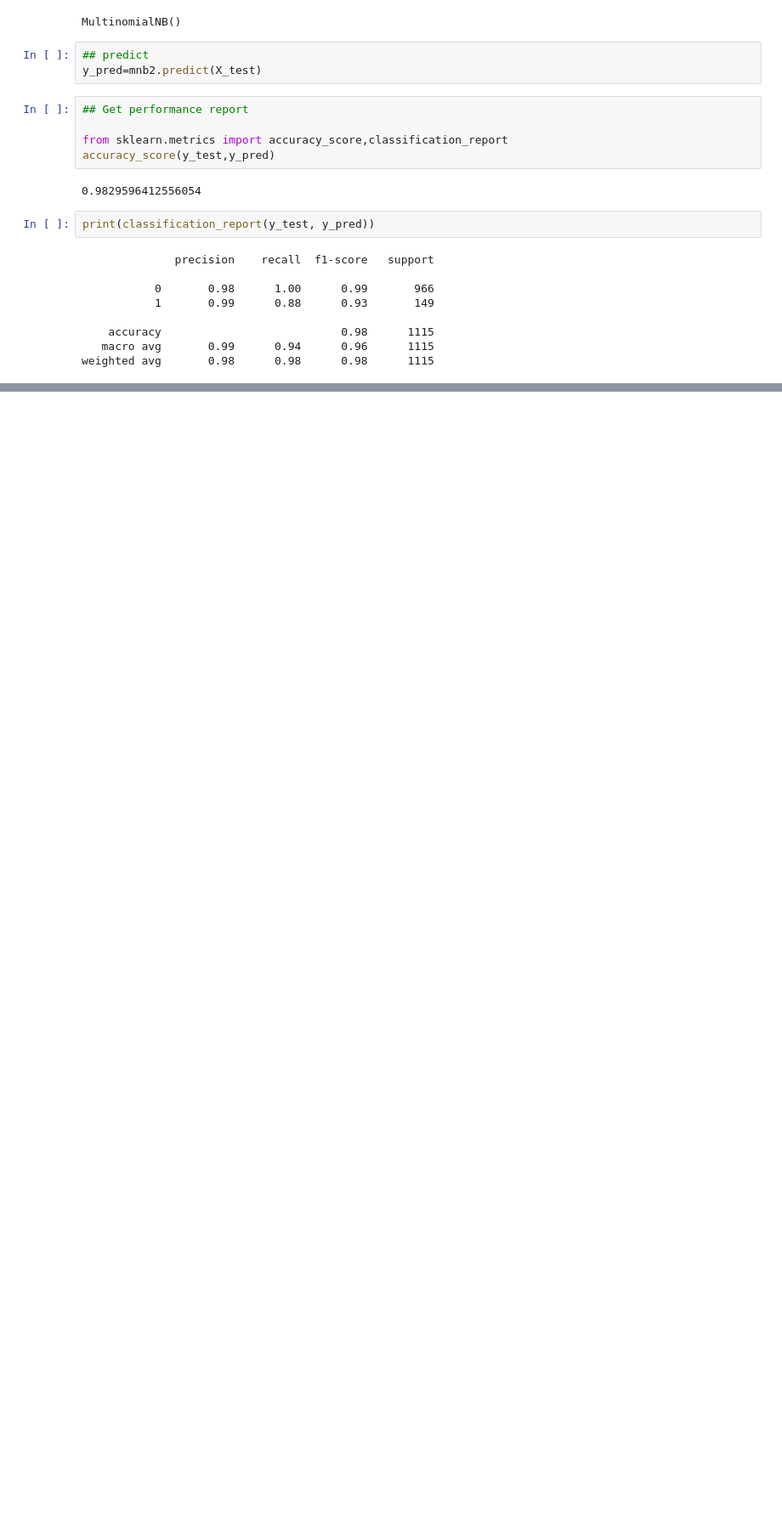
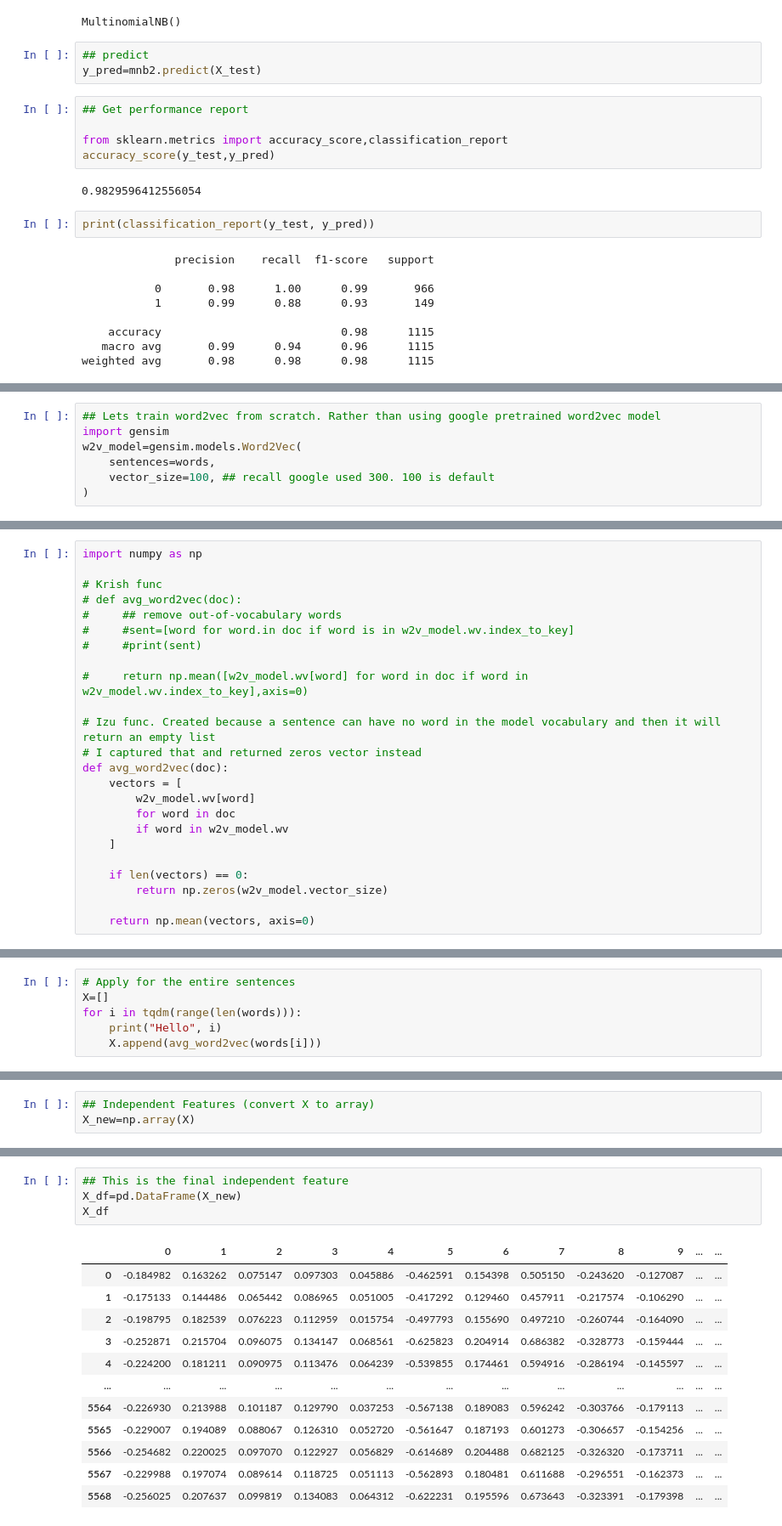
Before and after one commit to Udeani4/python_NaturalLanguageProcessing, a Jupyter notebook: python_nlp2.ipynb, the cells around one changed output, grey strips where cells are left out. Shown at 85% size. Saved outputs shown, nothing was run; the diff lists cells and outputs as text; blank space fills up the shorter version.

Commit message:
Word2Vec building and practical implementation on Spam model training

```diff
--- a/python_nlp2.ipynb
+++ b/python_nlp2.ipynb
@@ -850,0 +959,7 @@ weighted avg       0.98      0.98      0.98      1115
+# %%
+## Lets train word2vec from scratch. Rather than using google pretrained word2vec model
+import gensim
+w2v_model=gensim.models.Word2Vec(
+    sentences=words,
+    vector_size=100, ## recall google used 300. 100 is default
+)
@@ -850,0 +1026,24 @@ weighted avg       0.98      0.98      0.98      1115
+# %%
+import numpy as np
+
+# Krish func
+# def avg_word2vec(doc):
+#     ## remove out-of-vocabulary words
+#     #sent=[word for word.in doc if word is in w2v_model.wv.index_to_key]
+#     #print(sent)
+
+#     return np.mean([w2v_model.wv[word] for word in doc if word in w2v_model.wv.index_to_key],axis=0)
+
+# Izu func. Created because a sentence can have no word in the model vocabulary and then it will return an empty list
+# I captured that and returned zeros vector instead
+def avg_word2vec(doc):
+    vectors = [
+        w2v_model.wv[word]
+        for word in doc
+        if word in w2v_model.wv
+    ]
+
+    if len(vectors) == 0:
+        return np.zeros(w2v_model.vector_size)
+
+    return np.mean(vectors, axis=0)
@@ -850,0 +1059,6 @@ weighted avg       0.98      0.98      0.98      1115
+# %%
+# Apply for the entire sentences
+X=[]
+for i in tqdm(range(len(words))):
+    print("Hello", i)
+    X.append(avg_word2vec(words[i]))
@@ -850,0 +1240,3 @@ weighted avg       0.98      0.98      0.98      1115
+# %%
+## Independent Features (convert X to array)
+X_new=np.array(X)
@@ -850,0 +1319,17 @@ weighted avg       0.98      0.98      0.98      1115
+# %%
+## This is the final independent feature
+X_df=pd.DataFrame(X_new)
+X_df
+# %% [output]
+|  | 0 | 1 | 2 | 3 | 4 | 5 | 6 | 7 | 8 | 9 | ... | ... |
+| 0 | -0.184982 | 0.163262 | 0.075147 | 0.097303 | 0.045886 | -0.462591 | 0.154398 | 0.505150 | -0.243620 | -0.127087 | ... | ... |
+| 1 | -0.175133 | 0.144486 | 0.065442 | 0.086965 | 0.051005 | -0.417292 | 0.129460 | 0.457911 | -0.217574 | -0.106290 | ... | ... |
+| 2 | -0.198795 | 0.182539 | 0.076223 | 0.112959 | 0.015754 | -0.497793 | 0.155690 | 0.497210 | -0.260744 | -0.164090 | ... | ... |
+| 3 | -0.252871 | 0.215704 | 0.096075 | 0.134147 | 0.068561 | -0.625823 | 0.204914 | 0.686382 | -0.328773 | -0.159444 | ... | ... |
+| 4 | -0.224200 | 0.181211 | 0.090975 | 0.113476 | 0.064239 | -0.539855 | 0.174461 | 0.594916 | -0.286194 | -0.145597 | ... | ... |
+| ... | ... | ... | ... | ... | ... | ... | ... | ... | ... | ... | ... | ... |
+| 5564 | -0.226930 | 0.213988 | 0.101187 | 0.129790 | 0.037253 | -0.567138 | 0.189083 | 0.596242 | -0.303766 | -0.179113 | ... | ... |
+| 5565 | -0.229007 | 0.194089 | 0.088067 | 0.126310 | 0.052720 | -0.561647 | 0.187193 | 0.601273 | -0.306657 | -0.154256 | ... | ... |
+| 5566 | -0.254682 | 0.220025 | 0.097070 | 0.122927 | 0.056829 | -0.614689 | 0.204488 | 0.682125 | -0.326320 | -0.173711 | ... | ... |
+| 5567 | -0.229988 | 0.197074 | 0.089614 | 0.118725 | 0.051113 | -0.562893 | 0.180481 | 0.611688 | -0.296551 | -0.162373 | ... | ... |
+| 5568 | -0.256025 | 0.207637 | 0.099819 | 0.134083 | 0.064312 | -0.622231 | 0.195596 | 0.673643 | -0.323391 | -0.179398 | ... | ... |
```
Also changed, not shown: parts of 55 cells of this notebook.
